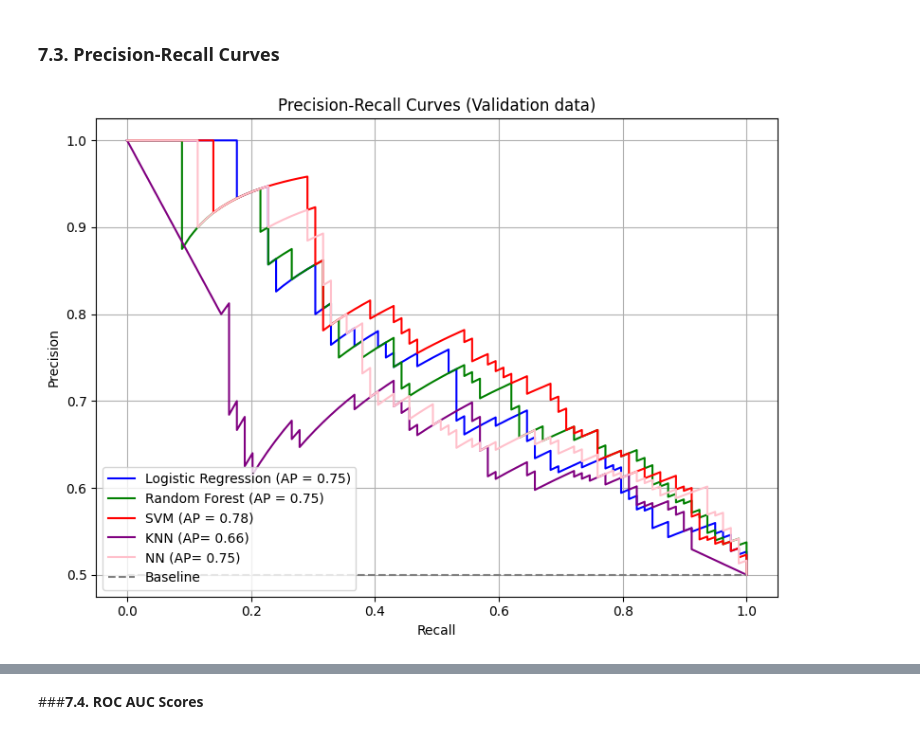
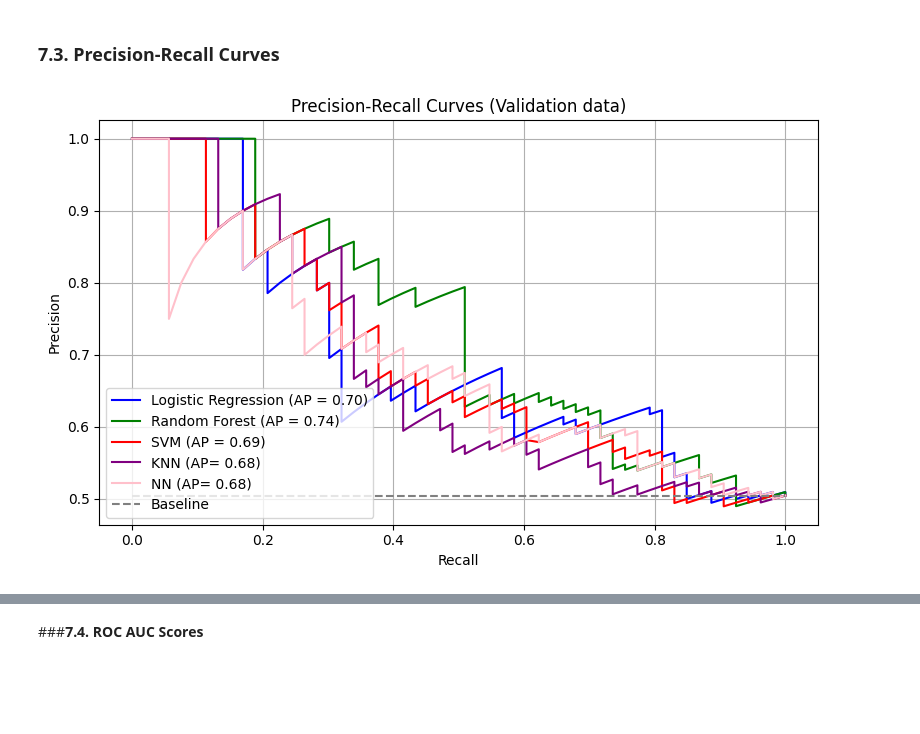
Before and after one commit to AvChilds/serviced_accommodation_ML_project, a Jupyter notebook: masters_assignment_2.ipynb, the cells around one changed output, grey strips where cells are left out. Cells and saved outputs as stored; diff of their text form; code cells hidden in the pictures; blank space fills up the shorter version.

```diff
--- a/masters_assignment_2.ipynb
+++ b/masters_assignment_2.ipynb
@@ -1317,7 +1375,7 @@ y = df['occupancy_group']
 # %%
 #splitting the data into train, val and test sets
 
-X_train, X_temp, y_train, y_temp = train_test_split(X, y, test_size=0.30, random_state=42, stratify=y)
+X_train, X_temp, y_train, y_temp = train_test_split(X, y, test_size=0.20, random_state=42, stratify=y)
 X_val, X_test, y_val, y_test = train_test_split(X_temp, y_temp, test_size=0.50, random_state=42, stratify=y_temp)
 # %%
 print(f"X_train:{X_train.shape}")
@@ -1348,5 +1406,5 @@ X_train[numerical_cols].head()
 # %%
-col_to_scale = ['avg_daily_rate', 'length_of_stay', 'min_stay','bedrooms', 'bathrooms','max_guests','listed_price', 'rating', 'num_reviews' ]
+col_to_scale = ['avg_daily_rate', 'min_stay','bedrooms', 'bathrooms','max_guests', 'rating', 'num_reviews' ]
 scaler = StandardScaler()
 X_train[col_to_scale] = scaler.fit_transform(X_train[col_to_scale])
 X_test[col_to_scale] = scaler.fit_transform(X_test[col_to_scale])
@@ -1589,16 +1636,20 @@ svm.fit(X_train, y_train)
 svm_preds = svm.predict(X_val)
 svm_prob = svm.predict_proba(X_val)[:, 1]
 # %%
-#Tuning with GridSearchCV
-svm = SVC(probability=True)
+
+
+# Define parameter distribution
 svm_params = {
-    'C': [0.1, 1, 10],
-    'kernel': ['linear', 'rbf'],
-    'gamma': ['scale', 'auto']
+    'C': loguniform(0.01, 100),        # Regularization strength
+    'kernel': ['linear', 'rbf', 'poly'],
+    'gamma': ['scale', 'auto']        # Kernel coefficient
 }
 
-svm_tuned = GridSearchCV(svm, svm_params, cv=5, scoring='roc_auc', n_jobs=-1)
+# RandomizedSearchCV
+svm_tuned = RandomizedSearchCV(svm, svm_params, n_iter=100, cv=5,
+                               scoring='roc_auc', random_state=42, n_jobs=-1)
 svm_tuned.fit(X_train, y_train)
+
 
 print("Best SVM Params:", svm_tuned.best_params_)
 print("Best ROC AUC (SVM):", svm_tuned.best_score_)
@@ -1642,16 +1693,23 @@ knn.fit(X_train, y_train)
 knn_preds = knn.predict(X_val)
 knn_prob = knn.predict_proba(X_val)[:, 1]
 # %%
-param_grid = {
-    'n_neighbors': list(range(3, 21)),  # Try k from 3 to 20
-    'weights': ['uniform', 'distance'],
-    'metric': ['euclidean', 'manhattan']
+# Define parameter distribution
+knn_params = {
+    'n_neighbors': randint(3, 31),           # Try different k values
+    'weights': ['uniform', 'distance'],      # Weight function
+    'metric': ['euclidean', 'manhattan']     # Distance metric
 }
 
-knn_tuned = GridSearchCV(KNeighborsClassifier(), param_grid, cv=5, scoring='roc_auc')
+# RandomizedSearchCV
+knn_tuned = RandomizedSearchCV(knn, knn_params, n_iter=20, cv=5,
+                               scoring='roc_auc', random_state=42, n_jobs=-1)
 knn_tuned.fit(X_train, y_train)
 
-# Best params and model
+# Evaluate
+best_knn = knn_tuned.best_estimator_
+best_knn_preds = best_knn.predict(X_val)
+best_knn_prob = best_knn.predict_proba(X_val)[:, 1]
+
 print("Best KNN Params:", knn_tuned.best_params_)
 print("Best ROC AUC (KNN):", knn_tuned.best_score_)
 # %% [output]
@@ -2073,32 +2117,32 @@ precision_knn, recall_knn,_ = precision_recall_curve(y_val, best_knn_prob)
 precision_nn, recall_nn,_ = precision_recall_curve(y_val, best_nn_prob)
 
 # Calculate average precision score (area under the PR curve)
 ap_logreg = average_precision_score(y_val, best_logreg_prob)
 ap_rf = average_precision_score(y_val, best_rf_prob)
 ap_svm = average_precision_score(y_val, best_svm_prob)
 ap_knn = average_precision_score(y_val,best_knn_prob)
 ap_nn = average_precision_score(y_val,best_nn_prob)
 
 # Plot
-plt.figure(figsize=(8, 6))
+plt.figure(figsize=(8, 5))
 plt.plot(recall_logreg, precision_logreg, label=f'Logistic Regression (AP = {ap_logreg:.2f})', color='blue')
 plt.plot(recall_rf, precision_rf, label=f'Random Forest (AP = {ap_rf:.2f})', color='green')
 plt.plot(recall_svm, precision_svm, label=f'SVM (AP = {ap_svm:.2f})', color='red')
 plt.plot(recall_knn, precision_knn, label=f'KNN (AP= {ap_knn:.2f})', color='purple')
 plt.plot(recall_nn, precision_nn, label=f'NN (AP= {ap_nn:.2f})', color='pink')
 
 
 
 # Reference line (average prevalence)
 baseline = sum(y_val) / len(y_val)
 plt.hlines(baseline, xmin=0, xmax=1, colors='gray', linestyles='--', label='Baseline')
 
 plt.xlabel('Recall')
 plt.ylabel('Precision')
 plt.title('Precision-Recall Curves (Validation data)')
 plt.legend(loc='lower left')
 plt.grid(True)
 plt.tight_layout()
 plt.show()
 # %% [output]
-[figure, old version]
+[figure, new version]
```
Also changed, not shown: parts of 69 cells of this notebook.
